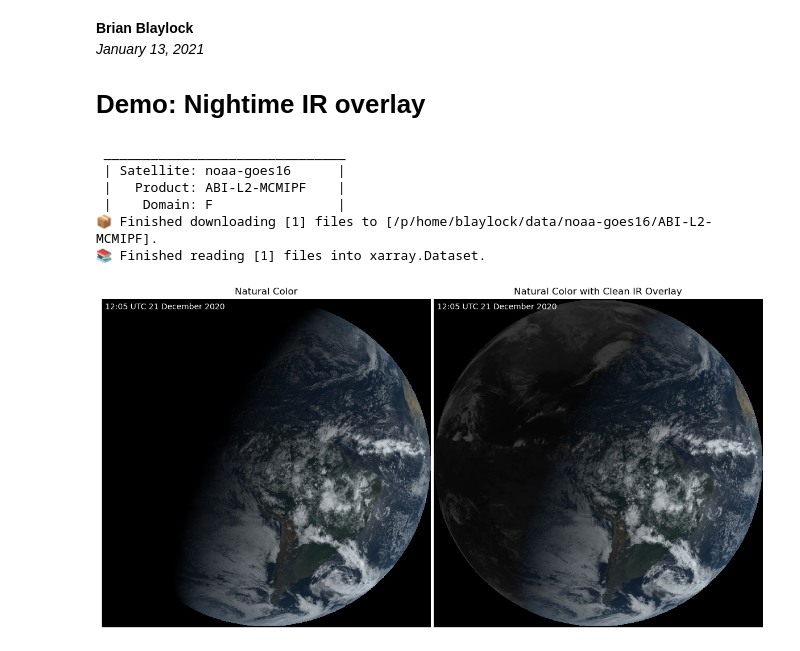
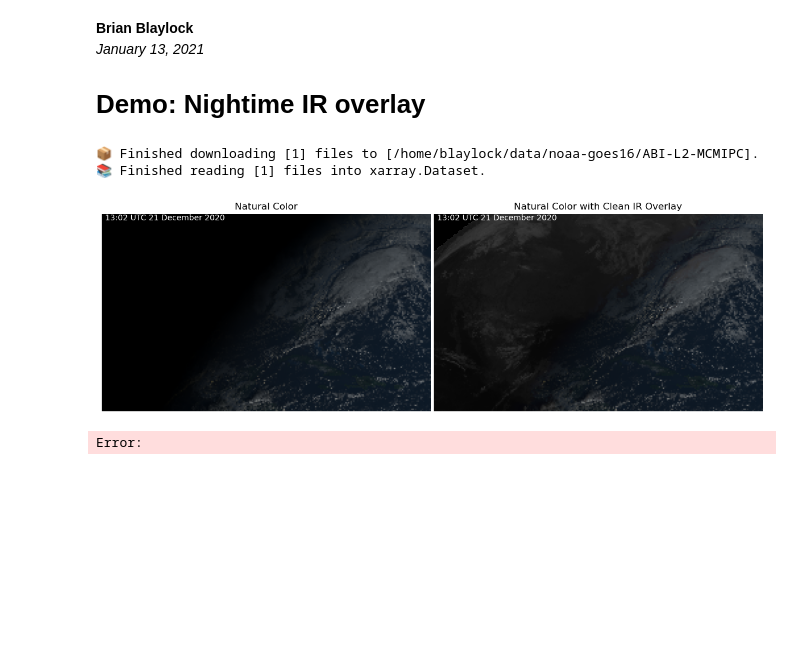
Before and after one commit to blaylockbk/goes2go, a Jupyter notebook: docs/user_guide/notebooks/DEMO_rgb_Color-IR_Overlay.ipynb, the cells around one changed output. Saved outputs shown, nothing was run; the diff lists cells and outputs as text; code cells hidden in the pictures; blank space fills up the shorter version.

```diff
--- a/docs/user_guide/notebooks/DEMO_rgb_Color-IR_Overlay.ipynb
+++ b/docs/user_guide/notebooks/DEMO_rgb_Color-IR_Overlay.ipynb
@@ -1,5 +1,5 @@
 # %% [markdown]
 **Brian Blaylock**
-*January 13, 2021*
+_January 13, 2021_
 
 # Demo: Nightime IR overlay
@@ -10,35 +10,33 @@ import matplotlib.pyplot as plt
 # %%
 # Obtain a GOES ABI multichannel image
-g = goes_nearesttime("2020-12-21 12:00", satellite=16, product="ABI", domain="F")
+G = GOES(satellite=16, product="ABI", domain="C")
+ds = G.nearesttime("2020-12-21 13:00")
 # %% [output]
- _______________________________
- | Satellite: noaa-goes16      |
- |   Product: ABI-L2-MCMIPF    |
- |    Domain: F                |
-📦 Finished downloading [1] files to [/p/home/blaylock/data/noaa-goes16/ABI-L2-MCMIPF].
+📦 Finished downloading [1] files to [/home/blaylock/data/noaa-goes16/ABI-L2-MCMIPC].
 📚 Finished reading [1] files into xarray.Dataset.
 # %%
 # I only thin it to plot the image a little quicker because the full
 # resolution of the data isn't distinguishable at the image resolution
-nc = NaturalColor(g.thin(5))
-ncIR = NaturalColor(g.thin(5), night_IR=True)
+nc = ds.thin(10).rgb.NaturalColor()
+ncIR = ds.thin(10).rgb.NaturalColor(night_IR=True)
 
 fig, axes = plt.subplots(1, 2, figsize=[15, 8], dpi=100)
 
-text = g.t.dt.strftime("%H:%M UTC %d %B %Y").item()
+text = ds.t.dt.strftime("%H:%M UTC %d %B %Y").item()
 
 axes[0].axis("off")
-axes[0].imshow(nc.NaturalColor)
+axes[0].imshow(nc)
 axes[0].set_title("Natural Color")
 axes[0].text(0.01, 0.97, text, color="w", transform=axes[0].transAxes)
 
 axes[1].axis("off")
-axes[1].imshow(ncIR.NaturalColor)
+axes[1].imshow(ncIR)
 axes[1].set_title("Natural Color with Clean IR Overlay")
 axes[1].text(0.01, 0.97, text, color="w", transform=axes[1].transAxes)
 
 plt.subplots_adjust(wspace=0.01)
 
-plt.savefig(f"../docs/_static/Color-IR_demo", bbox_inches="tight")
+# plt.savefig(f"../docs/_static/Color-IR_demo", bbox_inches="tight")
 # %% [output]
-[figure, old version]
+[figure, new version]
+Error:
```
Also changed, not shown: parts of 2 cells of this notebook, 12 other files.
